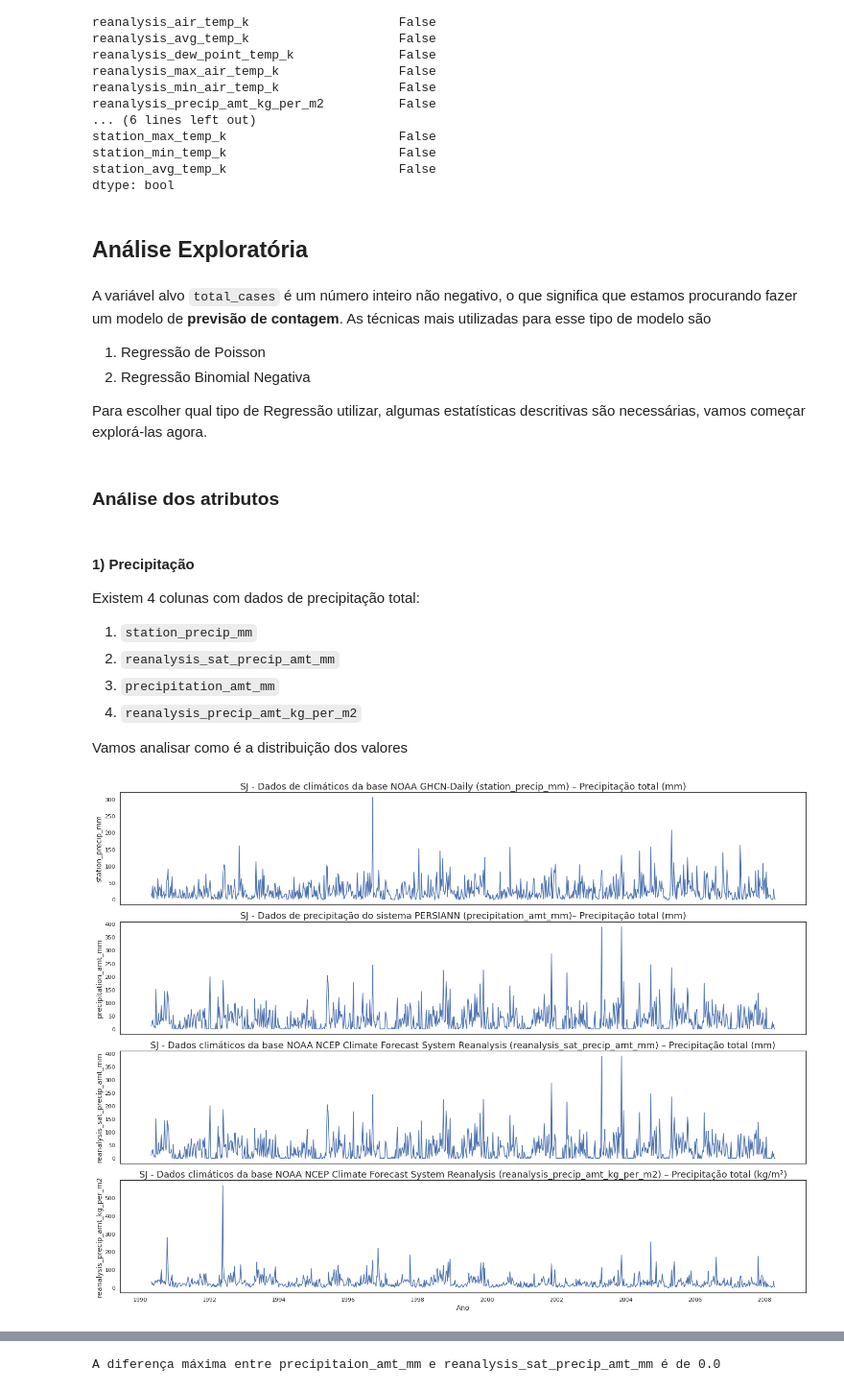
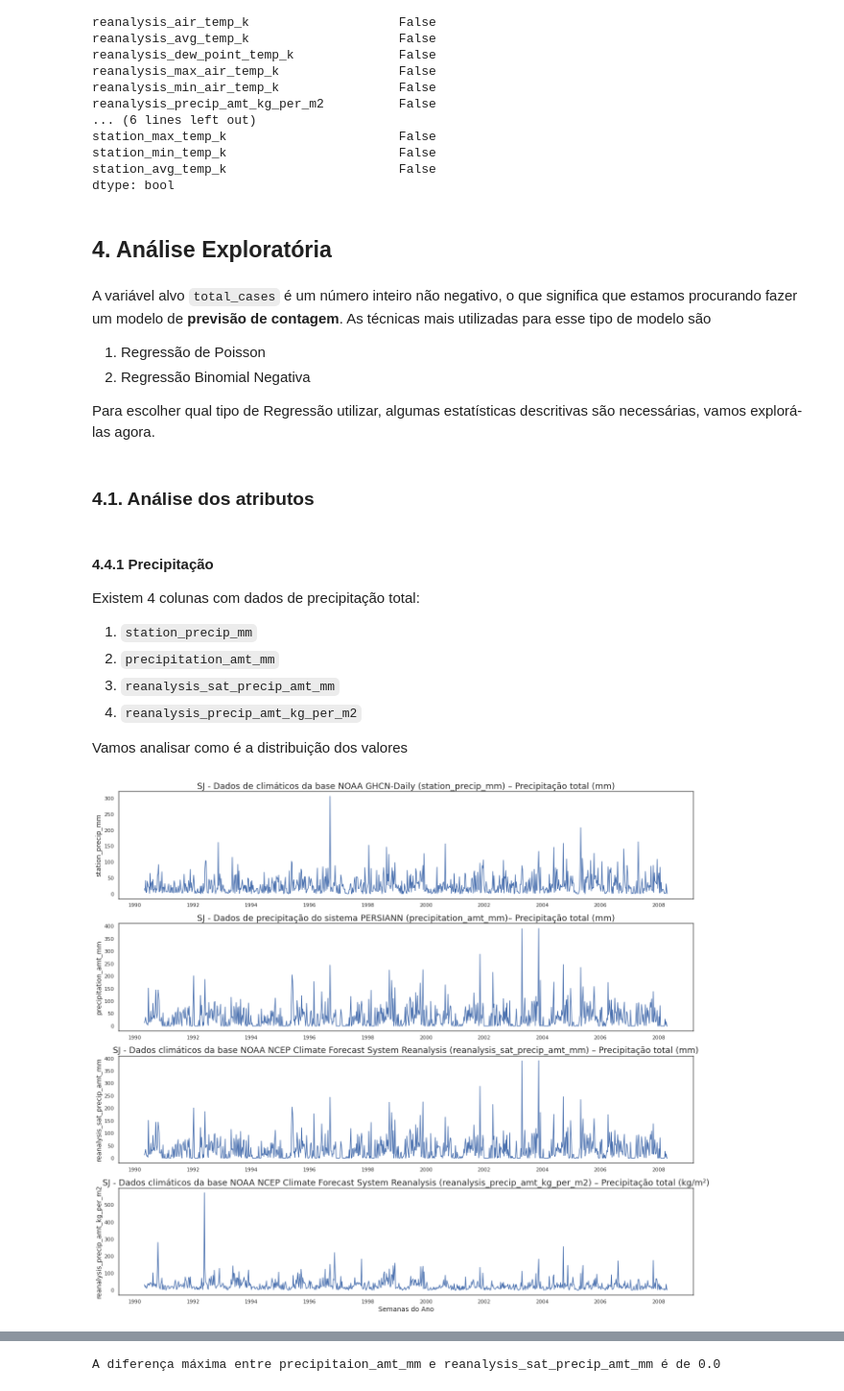
Before and after one commit to ciencia-dados-ifsp-grupo5/DengAI, a Jupyter notebook: notebooks/dengAI.ipynb, the cells around one changed output, grey strips where cells are left out. Shown at 96% size. Cells and saved outputs as stored; diff of their text form; code cells hidden in the pictures.

```diff
--- a/notebooks/dengAI.ipynb
+++ b/notebooks/dengAI.ipynb
@@ -342,48 +342,47 @@ station_min_temp_k                       False
 station_avg_temp_k                       False
 dtype: bool
 # %% [markdown]
-## Análise Exploratória
+## 4. Análise Exploratória
 # %% [markdown]
 A variável alvo `total_cases` é um número inteiro não negativo, o que significa que estamos procurando fazer um modelo de  **previsão de contagem**. As técnicas mais utilizadas para esse tipo de modelo são
 
 1. Regressão de Poisson
 2. Regressão Binomial Negativa
 
-Para escolher qual tipo de Regressão utilizar, algumas estatísticas descritivas são necessárias, vamos começar explorá-las agora.
+Para escolher qual tipo de Regressão utilizar, algumas estatísticas descritivas são necessárias, vamos explorá-las agora.
 # %% [markdown]
-### Análise dos atributos
+### 4.1. Análise dos atributos
 # %% [markdown]
-#### 1) Precipitação
+#### 4.4.1 Precipitação
 
 Existem 4 colunas com dados de precipitação total:
 1. `station_precip_mm`
-2. `reanalysis_sat_precip_amt_mm`
-3. `precipitation_amt_mm`
-4. `reanalysis_precip_amt_kg_per_m2`
+1. `precipitation_amt_mm`
+1. `reanalysis_sat_precip_amt_mm`
+1. `reanalysis_precip_amt_kg_per_m2`
 
 Vamos analisar como é a distribuição dos valores
 # %%
-fig, axs = plt.subplots(4, sharex=True, figsize=(20,15))
+fig, axs = plt.subplots(4, figsize=(18,16))
 
 sns.lineplot(data = sj_features, y = 'station_precip_mm', x = 'week_start_date', ax = axs[0])
 axs[0].set_title('SJ - Dados de climáticos da base NOAA GHCN-Daily (station_precip_mm) – Precipitação total (mm)' )
 axs[0].set_xlabel('')
 
 sns.lineplot(data = sj_features, y = 'precipitation_amt_mm', x = 'week_start_date',  ax=axs[1])
 axs[1].set_title('SJ - Dados de precipitação do sistema PERSIANN (precipitation_amt_mm)– Precipitação total (mm)')
 axs[1].set_xlabel('')
 
 sns.lineplot(data = sj_features, y = 'reanalysis_sat_precip_amt_mm', x = 'week_start_date',  ax=axs[2])
 axs[2].set_title('SJ - Dados climáticos da base NOAA NCEP Climate Forecast System Reanalysis (reanalysis_sat_precip_amt_mm) – Precipitação total (mm)')
 axs[2].set_xlabel('')
 
 sns.lineplot(data = sj_features, y = 'reanalysis_precip_amt_kg_per_m2', x = 'week_start_date',  ax=axs[3])
 axs[3].set_title('SJ - Dados climáticos da base NOAA NCEP Climate Forecast System Reanalysis (reanalysis_precip_amt_kg_per_m2) – Precipitação total (kg/m²)')
-axs[3].set_xlabel('Ano')
+axs[3].set_xlabel('Semanas do Ano')
 
 plt.tight_layout()
-
 plt.show()
 # %% [output]
-[figure, old version]
+[figure, new version]
 # %% [markdown]
```
Also changed, not shown: parts of 50 cells of this notebook.
